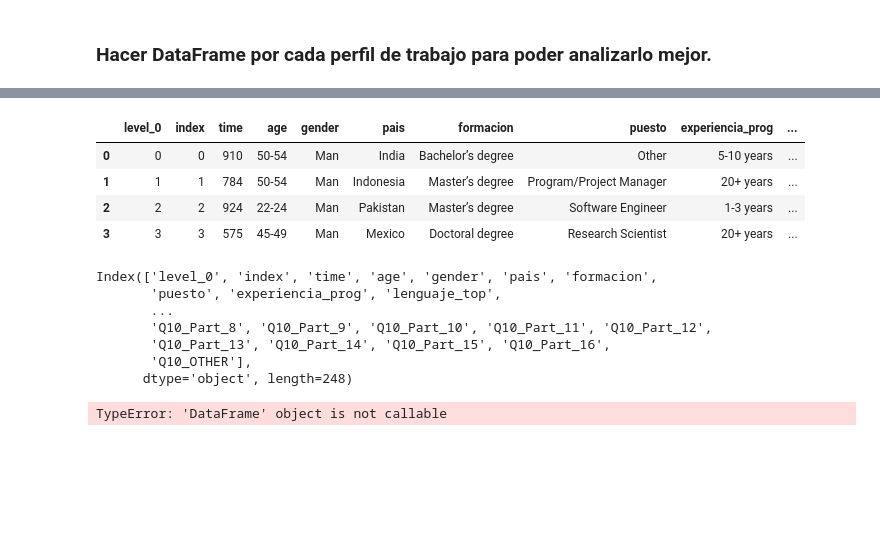
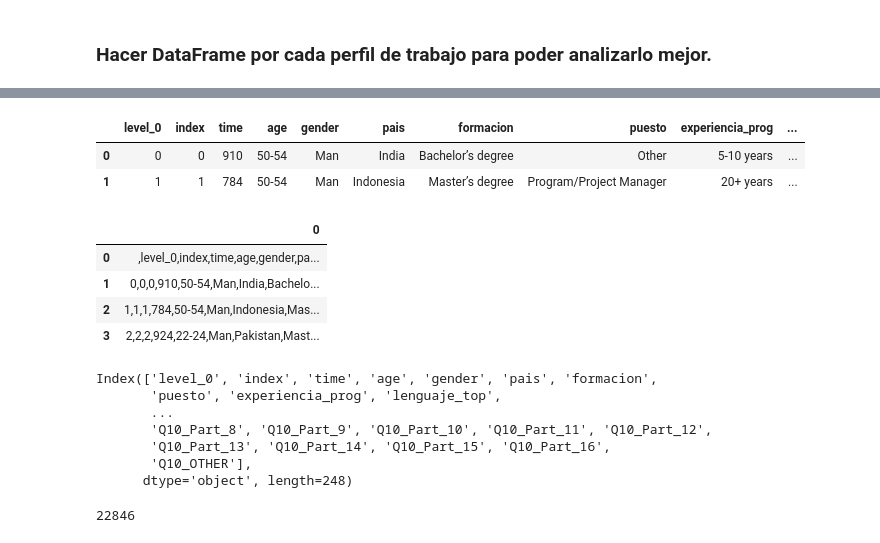
Before and after one commit to Adalab/project-DA-promo-c-modulo-2-team-5, a Jupyter notebook: sprint2.ipynb, the cells around one changed output, grey strips where cells are left out. Saved outputs shown, nothing was run; the diff lists cells and outputs as text; code cells hidden in the pictures; blank space fills up the shorter version.

```diff
--- a/sprint2.ipynb
+++ b/sprint2.ipynb
@@ -103,15 +106,21 @@ df_txt = pd.read_csv('data/data_txt_clean.txt', sep = ';', header = None)
+# %%
+df.head(2)
+# %% [output]
+|  | level_0 | index | time | age | gender | pais | formacion | puesto | experiencia_prog | ... |
+| 0 | 0 | 0 | 910 | 50-54 | Man | India | Bachelor’s degree | Other | 5-10 years | ... |
+| 1 | 1 | 1 | 784 | 50-54 | Man | Indonesia | Master’s degree | Program/Project Manager | 20+ years | ... |
 # %%
 diccionario = {"Q9" : "plataforma", "Q8" : "lenguaje_top", "Q28" : "plataforma_top", "Q23" : "uso_ml", "Q32_A" : "productos_uso", "Q39" : "nubes", "Q40" : "plat_cursos", "Q41" : "ppal_herramienta_data", "Q42" : "red_reporte"}
 # %%
 df.rename(columns = diccionario, inplace = True)
 # %%
-df.head(4)
+#df.head(4)
 # %% [output]
-|  | level_0 | index | time | age | gender | pais | formacion | puesto | experiencia_prog | ... |
-| 0 | 0 | 0 | 910 | 50-54 | Man | India | Bachelor’s degree | Other | 5-10 years | ... |
-| 1 | 1 | 1 | 784 | 50-54 | Man | Indonesia | Master’s degree | Program/Project Manager | 20+ years | ... |
-| 2 | 2 | 2 | 924 | 22-24 | Man | Pakistan | Master’s degree | Software Engineer | 1-3 years | ... |
-| 3 | 3 | 3 | 575 | 45-49 | Man | Mexico | Doctoral degree | Research Scientist | 20+ years | ... |
+|  | 0 |
+| 0 | ,level_0,index,time,age,gender,pa... |
+| 1 | 0,0,0,910,50-54,Man,India,Bachelo... |
+| 2 | 1,1,1,784,50-54,Man,Indonesia,Mas... |
+| 3 | 2,2,2,924,22-24,Man,Pakistan,Mast... |
 # %%
 df.columns
 # %% [output]
@@ -122,7 +131,11 @@ Index(['level_0', 'index', 'time', 'age', 'gender', 'pais', 'formacion',
        'Q10_Part_13', 'Q10_Part_14', 'Q10_Part_15', 'Q10_Part_16',
        'Q10_OTHER'],
       dtype='object', length=248)
+# %%
+df["Q28"].isnull().sum()
+# %% [output]
+22846
 # %%
-df_limpia_columnas = df(["level_0",	"index", "time", "age", "gender", "pais", "formacion", "puesto", "experiencia_prog", "exp_ml", "tamaño_empresa", "salario", "inversion_ml", "lenguaje_prog", "plataforma_top", ], axis = 1)
+df_analisis = df[["level_0", "index", "time", "age", "gender", "pais", "formacion", "puesto",
+"experiencia_prog", "exp_ml", "tamaño_empresa", "salario", "inversion_ml", "lenguaje_prog", "plataforma", "lenguaje_top",
+"plataforma_top", "uso_ml", "ppal_herramienta_data"]]
-# %% [output]
-TypeError: 'DataFrame' object is not callable
```
Also changed, not shown: parts of 7 cells of this notebook.
